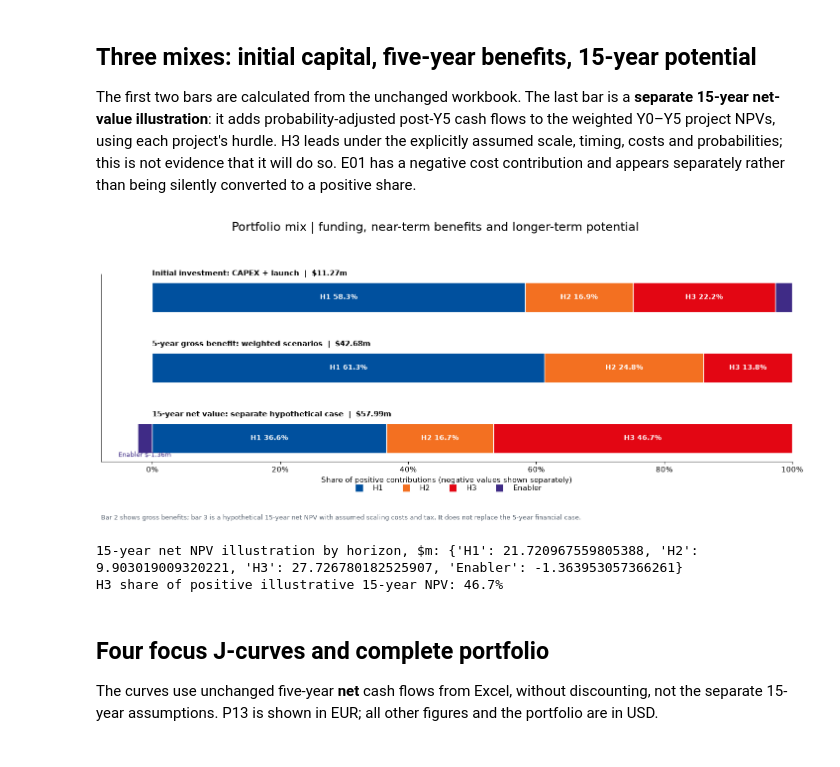
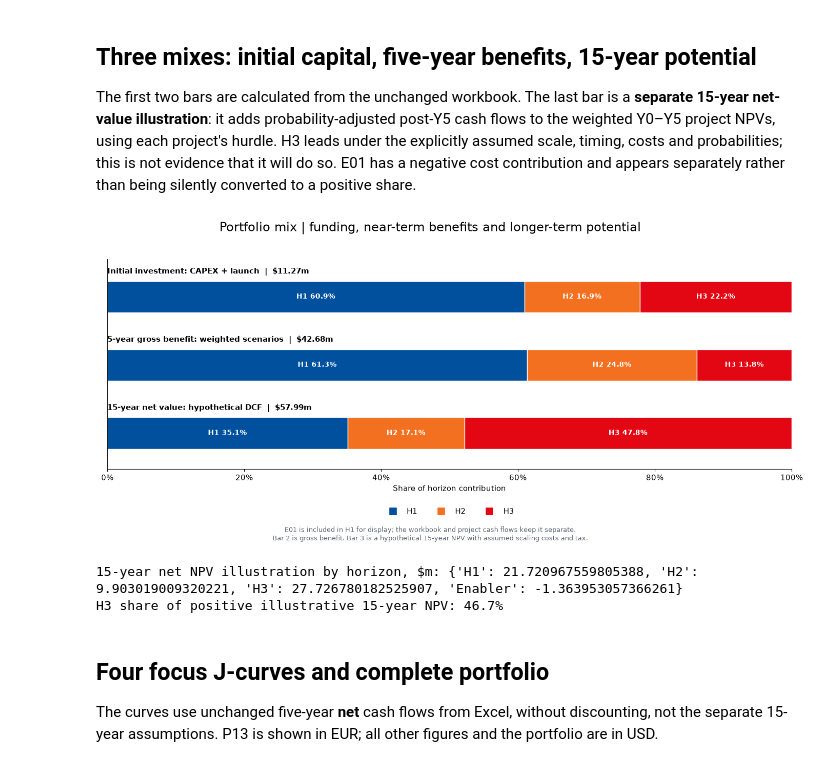
Before and after one commit to Xenodion/ai-transformations-navy, a Jupyter notebook: work/projects/portfolio_charts.ipynb, the cells around one changed output. Cells and saved outputs as stored; diff of their text form; code cells hidden in the pictures.

Commit message:
Improve portfolio chart layout without changing financial inputs

```diff
--- a/work/projects/portfolio_charts.ipynb
+++ b/work/projects/portfolio_charts.ipynb
@@ -186,56 +212,64 @@ for r in records:
             if year<LONG_TERM['P11']['maturity_year']:
                 cf=p*r['flows']['Base'][5]
             else:
                 profit=r['mature_gross']-LONG_TERM['P11']['annual_total_opex_usdm']
                 cf=p*(profit-max(0,profit)*LONG_TERM['post_y5_tax_rate'])
             if year==LONG_TERM['P11']['expansion_year']: cf-=p*LONG_TERM['P11']['expansion_capex_usdm']
         elif r['id']=='P12':
             p=LONG_TERM['P12']['post_y5_success_probability']
             profit=r['mature_gross']-LONG_TERM['P12']['annual_total_opex_usdm']
             cf=p*(profit-max(0,profit)*LONG_TERM['post_y5_tax_rate']) if year>=LONG_TERM['P12']['maturity_year'] else 0
             if year==LONG_TERM['P12']['expansion_year']: cf-=p*LONG_TERM['P12']['expansion_capex_usdm']
         else:
             continuation=(LONG_TERM['enabler_post_y5_retention'] if h=='Enabler' else LONG_TERM['h1_h2_post_y5_retention'])
             cf=r['flows']['Base'][5]*continuation
         future.append(cf*r['include'])
     long_term_net_cash[r['id']]=future
     value=weighted_npv_5+sum(cf/(1+r['hurdle'])**year for year,cf in enumerate(future,6))
     long_term_npv_by_project[r['id']]=value
     mix_net15[h]+=value
 
+# E01 remains separate in the calculation dictionaries and CSV, but its
+# cost is grouped with H1 in these presentation bars for a three-horizon view.
 groups=('H1','H2','H3','Enabler')
+display_groups=('H1','H2','H3')
 bars=[('Initial investment: CAPEX + launch',mix_cap),
       ('5-year gross benefit: weighted scenarios',mix_5),
-      ('15-year net value: separate hypothetical case',mix_net15)]
-fig,ax=plt.subplots(figsize=(15,7));ax.set_xlim(-8,100)
-for y,(label,data) in enumerate(bars):
-    total=sum(data.values());positive=sum(v for v in data.values() if v>0);assert positive>0
+      ('15-year net value: hypothetical DCF',mix_net15)]
+fig,ax=plt.subplots(figsize=(15,6.6))
+for y,(label,raw) in enumerate(bars):
+    data={'H1':raw['H1']+raw['Enabler'],'H2':raw['H2'],'H3':raw['H3']}
+    total=sum(data.values())
+    positive=sum(max(v,0) for v in data.values())
+    assert positive>0
     left=0
-    for h in groups:
+    for h in display_groups:
         share=100*max(data[h],0)/positive
         if share>0:
-            ax.barh(y,share,left=left,color=palette[h],edgecolor='white',height=.42)
-            if share>=5: ax.text(left+share/2,y,f'{h} {share:.1f}%',ha='center',va='center',fontweight='bold',color='white',fontsize=10)
+            ax.barh(y,share,left=left,color=palette[h],edgecolor='white',height=.46)
+            if share>=5:
+                ax.text(left+share/2,y,f'{h} {share:.1f}%',ha='center',va='center',
+                        fontweight='bold',color='white',fontsize=10)
         left+=share
-    for h in groups:
-        if data[h]<0:
-            share=100*data[h]/positive
-            ax.barh(y,share,left=0,color=palette[h],edgecolor='white',height=.42)
-            ax.annotate(f'{h} ${data[h]:+.2f}m',xy=(share/2,y),xytext=(0,-27),textcoords='offset points',ha='center',fontsize=9,color=palette[h])
-    ax.text(0,y-.28,f'{label}  |  ${total:,.2f}m',fontweight='bold',va='bottom')
-ax.set(yticks=[],xlabel='Share of positive contributions (negative values shown separately)')
-fig.suptitle('Portfolio mix | funding, near-term benefits and longer-term potential',fontsize=17,y=.99)
-ax.xaxis.set_major_formatter(PercentFormatter(xmax=100));ax.invert_yaxis()
-ax.legend(handles=[Line2D([0],[0],marker='s',color='w',markerfacecolor=palette[h],markersize=11,label=h) for h in groups],
-          ncol=4,loc='lower center',bbox_to_anchor=(.5,-.20),frameon=False)
-ax.text(0,-.31,'Bar 2 shows gross benefits; bar 3 is a hypothetical 15-year net NPV with assumed scaling costs and tax. '
-        'It does not replace the 5-year financial case.',
-        transform=ax.transAxes,fontsize=9,color='#5B6673')
-fig.subplots_adjust(top=.84,bottom=.30,left=.05,right=.98);export(fig,'notebook_portfolio_mix')
+    ax.text(0,y-.31,f'{label}  |  ${total:,.2f}m',fontweight='bold',va='bottom',fontsize=11)
+ax.set(xlim=(0,100),ylim=(-.55,2.53),yticks=[],
+       xlabel='Share of horizon contribution')
+fig.suptitle('Portfolio mix | funding, near-term benefits and longer-term potential',fontsize=17,y=.97)
+ax.xaxis.set_major_formatter(PercentFormatter(xmax=100))
+ax.invert_yaxis()
+ax.legend(handles=[Line2D([0],[0],marker='s',color='w',markerfacecolor=palette[h],
+                          markersize=11,label=h) for h in display_groups],
+          ncol=3,loc='upper center',bbox_to_anchor=(.5,-.15),frameon=False)
+fig.text(.5,.055,'E01 is included in H1 for display; the workbook and project cash flows keep it separate.',
+         ha='center',fontsize=9,color='#5B6673')
+fig.text(.5,.030,'Bar 2 is gross benefit. Bar 3 is a hypothetical 15-year NPV with assumed scaling costs and tax.',
+         ha='center',fontsize=9,color='#5B6673')
+fig.subplots_adjust(top=.86,bottom=.24,left=.08,right=.97)
+export(fig,'notebook_portfolio_mix')
 print('15-year net NPV illustration by horizon, $m:',dict(mix_net15))
 print('H3 share of positive illustrative 15-year NPV:',f"{mix_net15['H3']/sum(max(x,0) for x in mix_net15.values()):.1%}")
 # %% [output]
-[figure, old version]
+[figure, new version]
 15-year net NPV illustration by horizon, $m: {'H1': 21.720967559805388, 'H2': 9.903019009320221, 'H3': 27.726780182525907, 'Enabler': -1.363953057366261}
 H3 share of positive illustrative 15-year NPV: 46.7%
 # %% [markdown]
```
Also changed, not shown: parts of 3 cells of this notebook, 7 other files.
